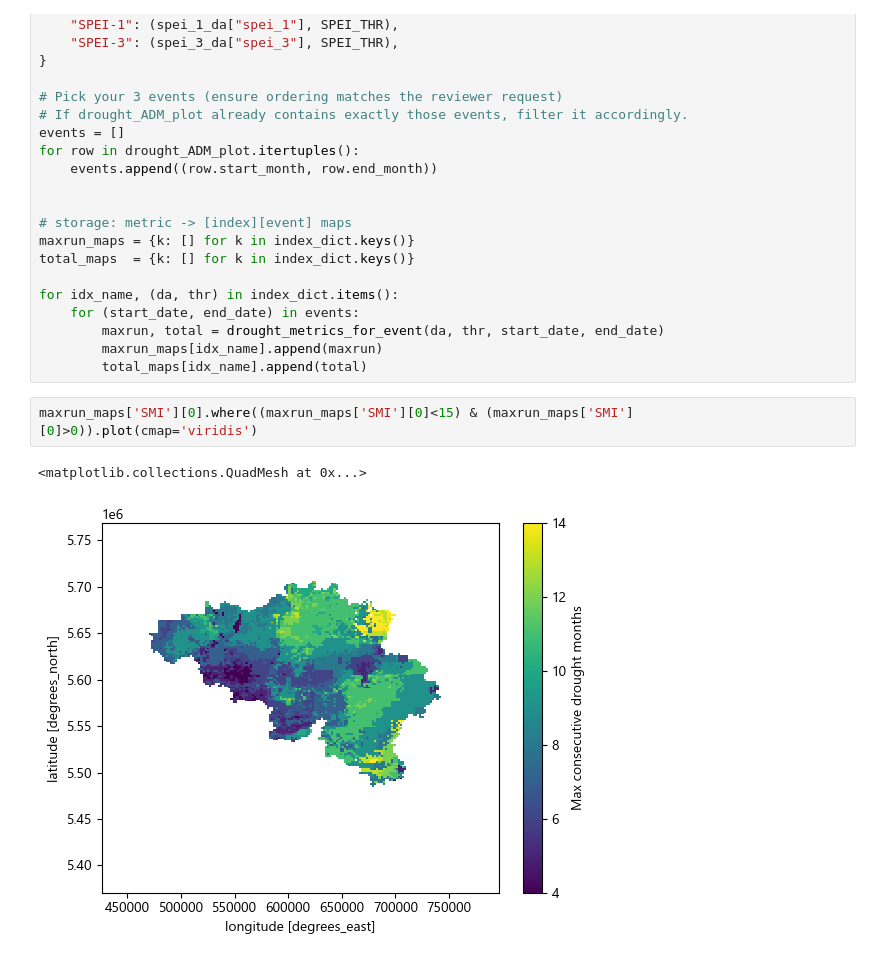
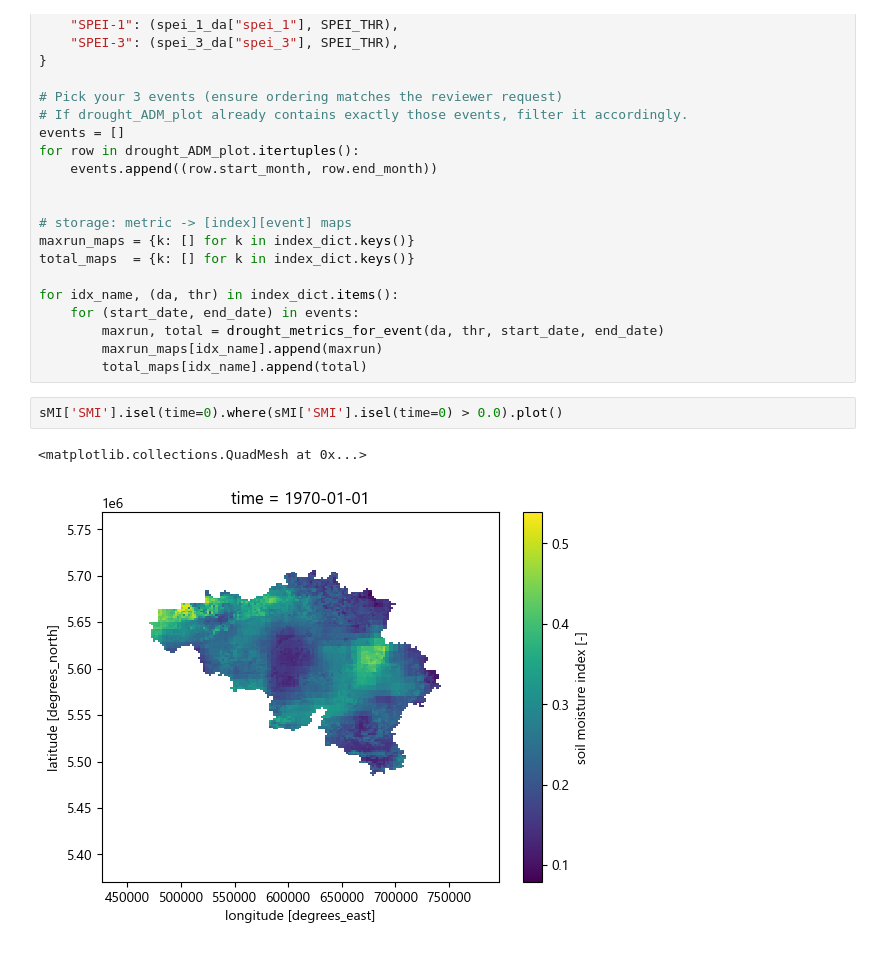
Before and after one commit to klekarkar/pre_post_process_mHM, a Jupyter notebook: py_SPEI.ipynb, the cells around one changed output. Drawn from its saved outputs; the diff is of its cells as text.

```diff
--- a/py_SPEI.ipynb
+++ b/py_SPEI.ipynb
@@ -400,8 +401,8 @@ for idx_name, (da, thr) in index_dict.items():
         maxrun, total = drought_metrics_for_event(da, thr, start_date, end_date)
         maxrun_maps[idx_name].append(maxrun)
         total_maps[idx_name].append(total)
-# %%
-maxrun_maps['SMI'][0].where((maxrun_maps['SMI'][0]<15) & (maxrun_maps['SMI'][0]>0)).plot(cmap='viridis')
-# %% [output]
-<matplotlib.collections.QuadMesh at 0x...>
-[figure, removed]
+# %%
+sMI['SMI'].isel(time=0).where(sMI['SMI'].isel(time=0) > 0.0).plot()
+# %% [output]
+<matplotlib.collections.QuadMesh at 0x...>
+[figure, added]
```
Also changed, not shown: parts of 4 cells of this notebook.
